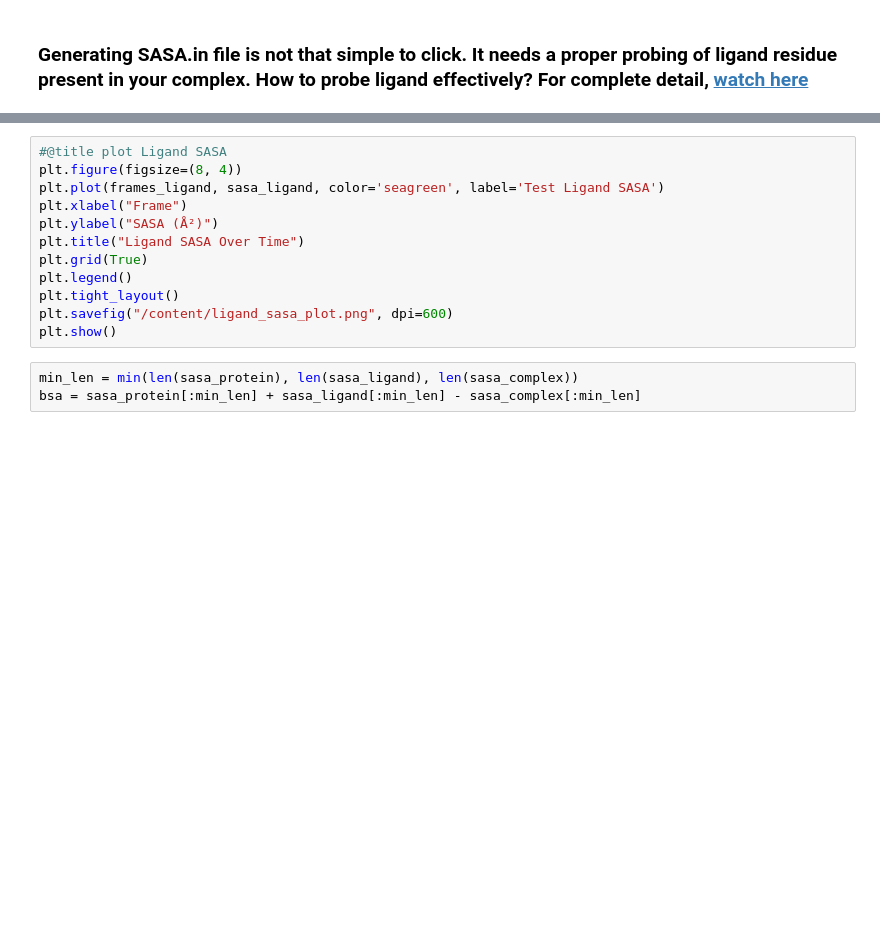
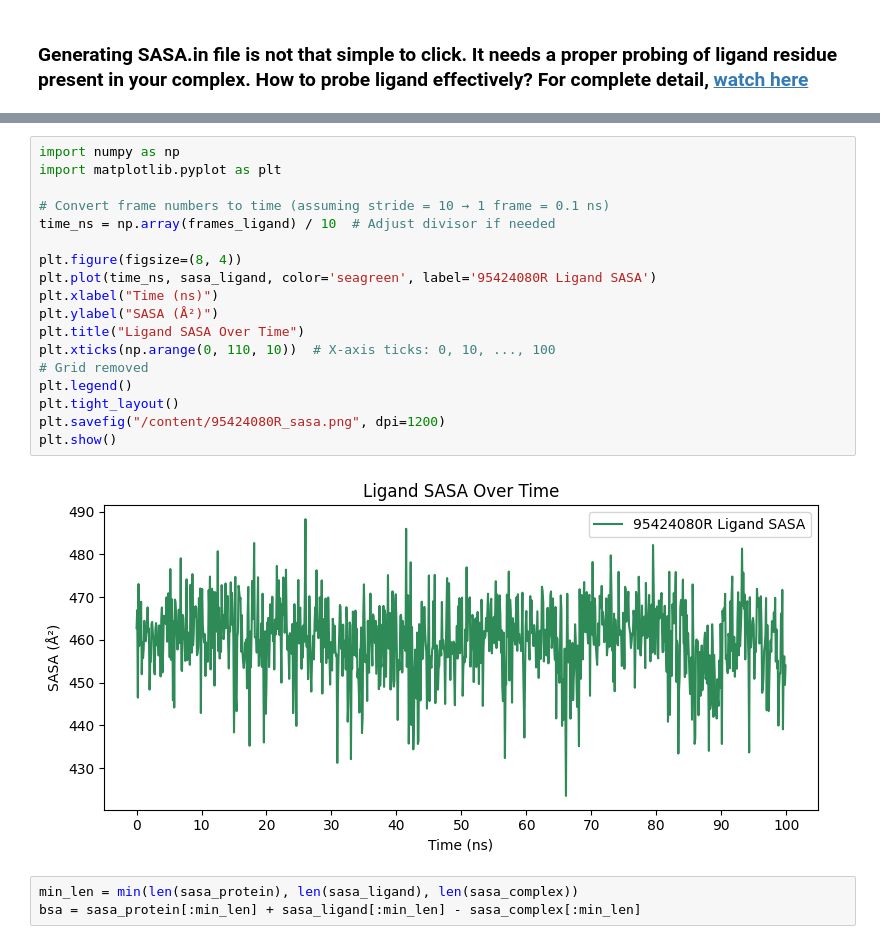
Before and after one commit to Ash100/MDS, a Jupyter notebook: SSA.ipynb, the cells around one changed output, grey strips where cells are left out. Drawn from its saved outputs; the diff is of its cells as text; blank space fills up the shorter version.

```diff
--- a/SSA.ipynb
+++ b/SSA.ipynb
@@ -114,15 +163,23 @@ plt.show()
 # %%
-#@title plot Ligand SASA
+import numpy as np
+import matplotlib.pyplot as plt
+
+# Convert frame numbers to time (assuming stride = 10 → 1 frame = 0.1 ns)
+time_ns = np.array(frames_ligand) / 10  # Adjust divisor if needed
+
 plt.figure(figsize=(8, 4))
-plt.plot(frames_ligand, sasa_ligand, color='seagreen', label='Test Ligand SASA')
-plt.xlabel("Frame")
+plt.plot(time_ns, sasa_ligand, color='seagreen', label='95424080R Ligand SASA')
+plt.xlabel("Time (ns)")
 plt.ylabel("SASA (Å²)")
 plt.title("Ligand SASA Over Time")
-plt.grid(True)
+plt.xticks(np.arange(0, 110, 10))  # X-axis ticks: 0, 10, ..., 100
+# Grid removed
 plt.legend()
 plt.tight_layout()
-plt.savefig("/content/ligand_sasa_plot.png", dpi=600)
+plt.savefig("/content/95424080R_sasa.png", dpi=1200)
 plt.show()
+# %% [output]
+[figure, added]
 # %%
 min_len = min(len(sasa_protein), len(sasa_ligand), len(sasa_complex))
 bsa = sasa_protein[:min_len] + sasa_ligand[:min_len] - sasa_complex[:min_len]
```
Also changed, not shown: parts of 10 cells of this notebook.
